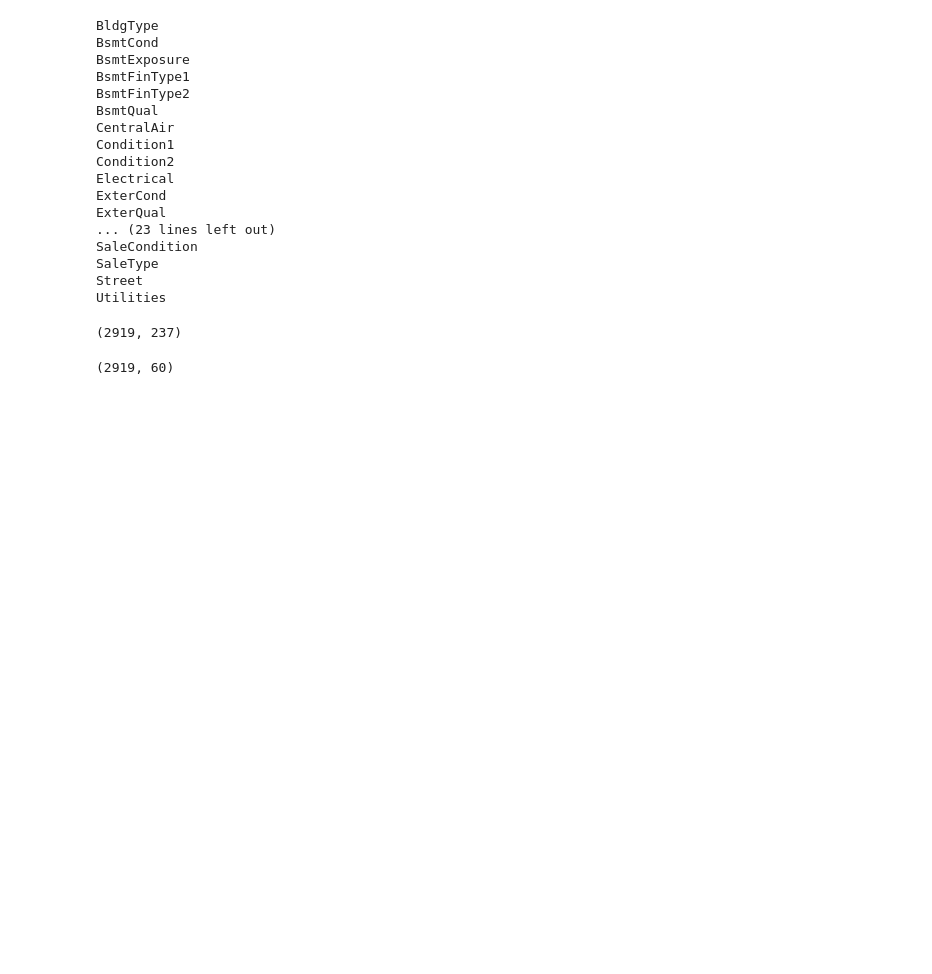
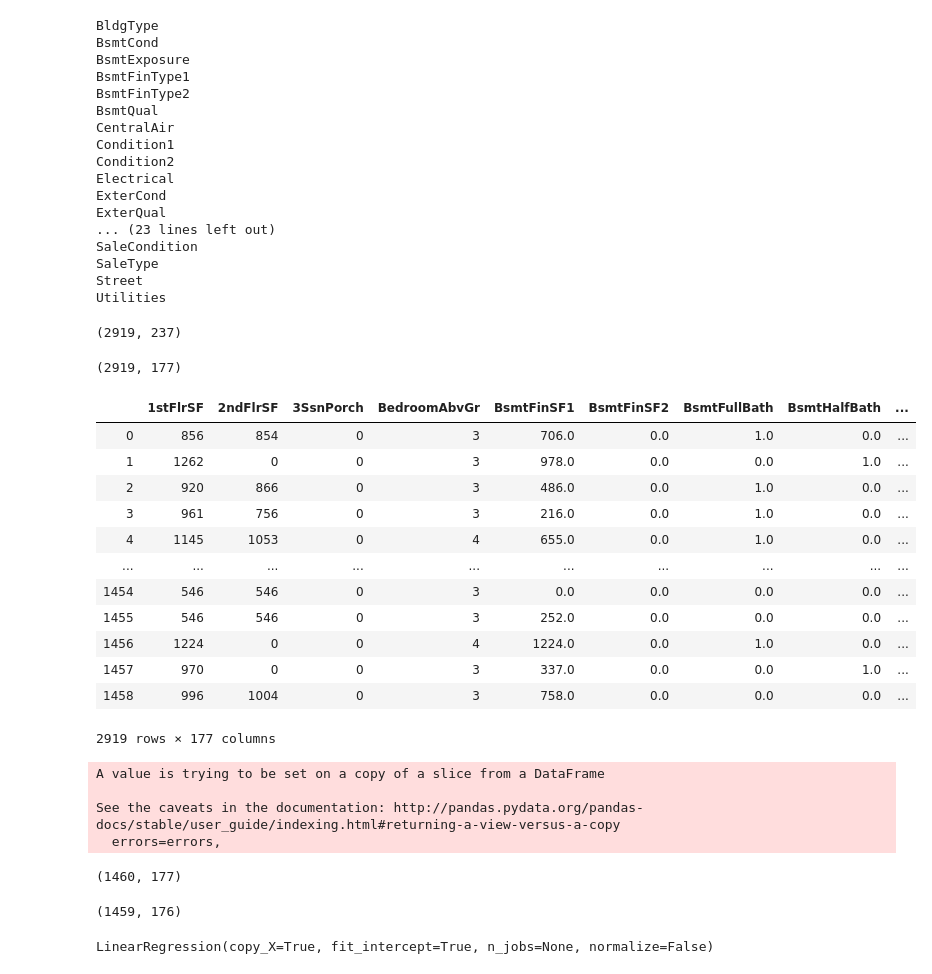
Before and after one commit to Princeshaw/machine-learning, a Jupyter notebook: House price prediction/House_prediction_advance_regression.ipynb, the cells around one changed output. Saved outputs shown, nothing was run; the diff lists cells and outputs as text; code cells hidden in the pictures; blank space fills up the shorter version.

Commit message:
Train a simple multiple linear regression for price predection

```diff
--- a/House price prediction/House_prediction_advance_regression.ipynb
+++ b/House price prediction/House_prediction_advance_regression.ipynb
@@ -237,8 +237,41 @@ cobined_df.shape
 # %% [output]
 (2919, 237)
 # %%
-cobined_df = cobined_df.loc[:,cobined_df.columns.duplicated()]
+cobined_df =cobined_df.loc[:,~cobined_df.columns.duplicated()]
 # %%
 cobined_df.shape
 # %% [output]
-(2919, 60)
+(2919, 177)
+# %%
+cobined_df
+# %% [output]
+|  | 1stFlrSF | 2ndFlrSF | 3SsnPorch | BedroomAbvGr | BsmtFinSF1 | BsmtFinSF2 | BsmtFullBath | BsmtHalfBath | ... |
+| 0 | 856 | 854 | 0 | 3 | 706.0 | 0.0 | 1.0 | 0.0 | ... |
+| 1 | 1262 | 0 | 0 | 3 | 978.0 | 0.0 | 0.0 | 1.0 | ... |
+| 2 | 920 | 866 | 0 | 3 | 486.0 | 0.0 | 1.0 | 0.0 | ... |
+| 3 | 961 | 756 | 0 | 3 | 216.0 | 0.0 | 1.0 | 0.0 | ... |
+| 4 | 1145 | 1053 | 0 | 4 | 655.0 | 0.0 | 1.0 | 0.0 | ... |
+| ... | ... | ... | ... | ... | ... | ... | ... | ... | ... |
+| 1454 | 546 | 546 | 0 | 3 | 0.0 | 0.0 | 0.0 | 0.0 | ... |
+| 1455 | 546 | 546 | 0 | 3 | 252.0 | 0.0 | 0.0 | 0.0 | ... |
+| 1456 | 1224 | 0 | 0 | 4 | 1224.0 | 0.0 | 1.0 | 0.0 | ... |
+| 1457 | 970 | 0 | 0 | 3 | 337.0 | 0.0 | 0.0 | 1.0 | ... |
+| 1458 | 996 | 1004 | 0 | 3 | 758.0 | 0.0 | 0.0 | 0.0 | ... |
+2919 rows × 177 columns
+# %%
+train_set = cobined_df.iloc[:1460,:]
+test_set = cobined_df.iloc[1460:,:]
+test_set.drop(['SalePrice'],axis=1,inplace=True)
+# %% [output]
+A value is trying to be set on a copy of a slice from a DataFrame
+
+See the caveats in the documentation: http://pandas.pydata.org/pandas-docs/stable/user_guide/indexing.html#returning-a-view-versus-a-copy
+  errors=errors,
+# %%
+train_set.shape
+# %% [output]
+(1460, 177)
+# %%
+test_set.shape
+# %% [output]
+(1459, 176)
@@ -244,0 +281,6 @@ cobined_df.shape
+# %%
+from sklearn.linear_model import LinearRegression
+lin_Reg = LinearRegression()
+lin_Reg.fit(X_train,y_train)
+# %% [output]
+LinearRegression(copy_X=True, fit_intercept=True, n_jobs=None, normalize=False)
```
Also changed, not shown: parts of 3 cells of this notebook, 1 other file.
